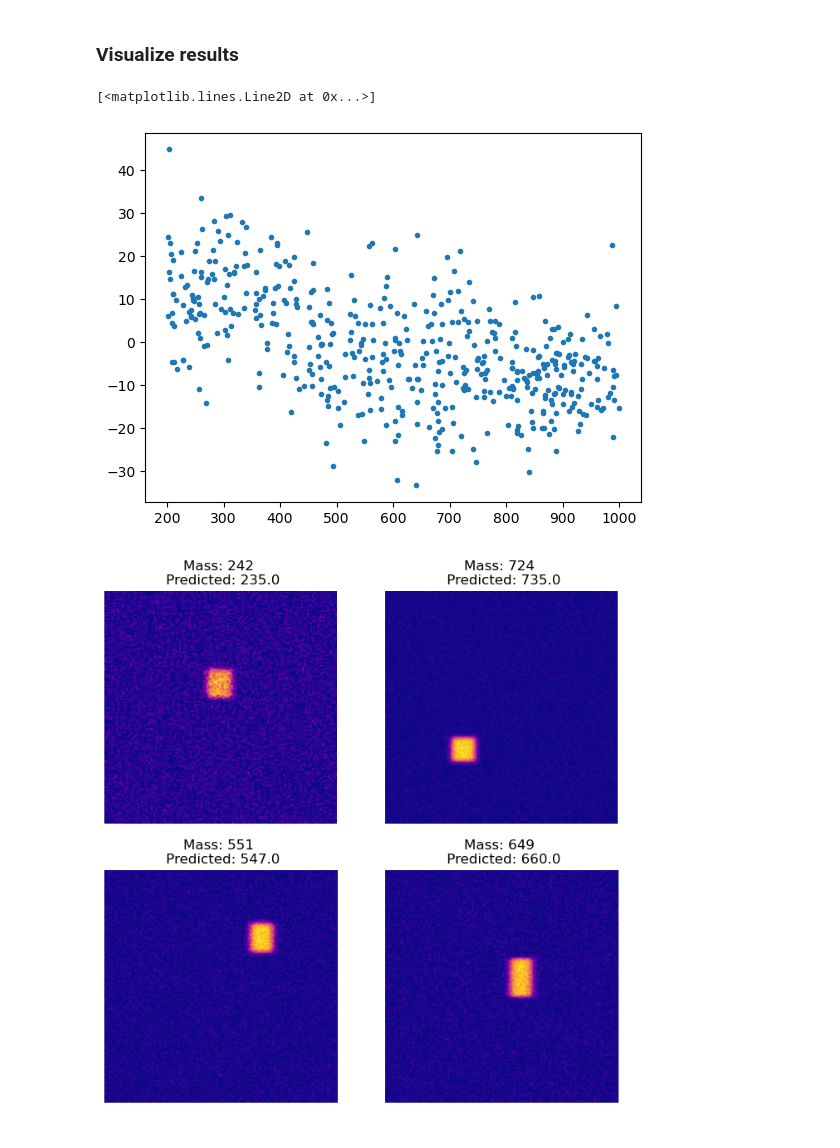
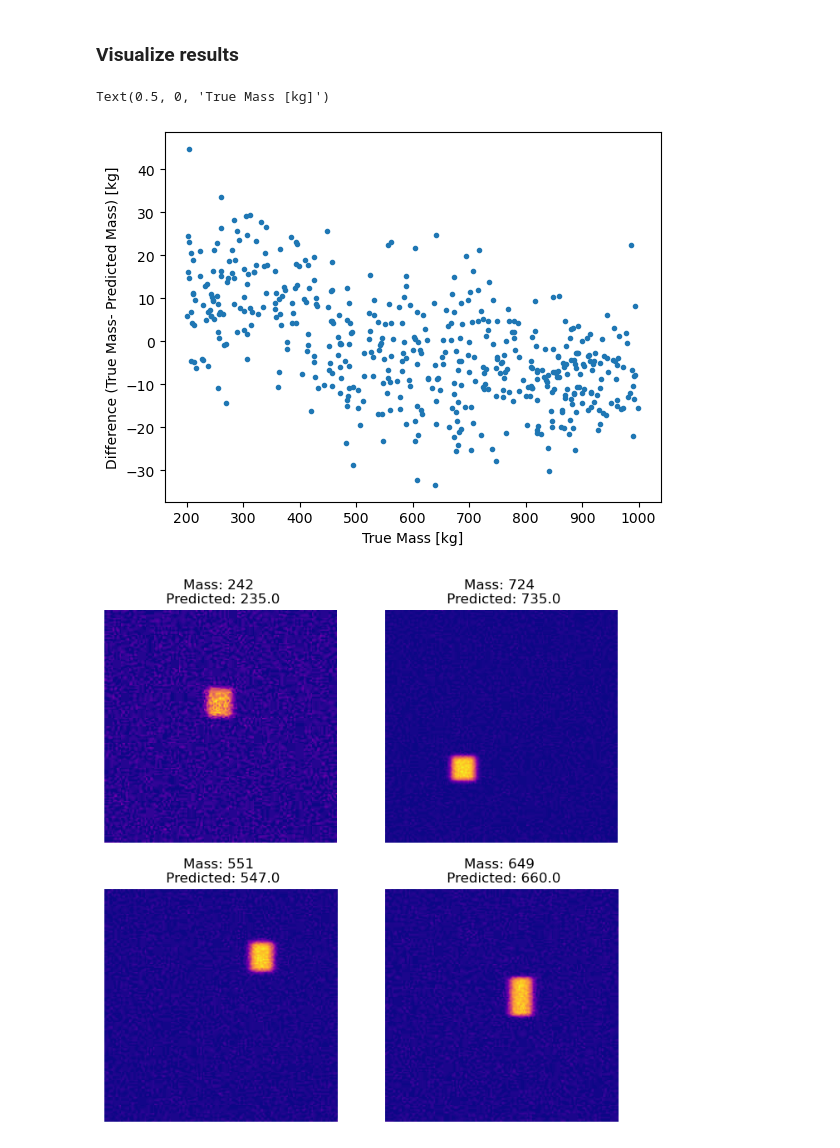
Before and after one commit to Neliz/ImageRegression, a Jupyter notebook: ImageRegression.ipynb, the cells around one changed output. Saved outputs shown, nothing was run; the diff lists cells and outputs as text; code cells hidden in the pictures.

```diff
--- a/ImageRegression.ipynb
+++ b/ImageRegression.ipynb
@@ -108,7 +104,15 @@ Epoch 11/40, Duration: 13.116357803344727, Loss: 168670.1562, Validation Loss: 1
 # %% [markdown]
 # Test Model
 # %%
-model = torch.load('outputs/model/model_0.001.pt')
+import torch
+import torchvision
+import torchvision.transforms as transforms
+from dataset import CustomImageDataset
+import pandas as pd
+import matplotlib.pyplot as plt
+import numpy as np
+
+model = torch.load(filename)
 
 transform = transforms.Compose([
     transforms.Grayscale(num_output_channels=3),
@@ -140,11 +144,13 @@ print(f'RMSE: {np.mean(diff**2)**.5}')
 RMSE: 12.632347488820296
 # %% [markdown]
 ### Visualize results
-# %%
-plt.plot(df.mass,diff,'.')
-# %% [output]
-[<matplotlib.lines.Line2D at 0x...>]
-[figure, removed]
+# %%
+plt.plot(df.mass,diff,'.')
+plt.ylabel('Difference (True Mass- Predicted Mass) [kg]')
+plt.xlabel('True Mass [kg]')
+# %% [output]
+Text(0.5, 0, 'True Mass [kg]')
+[figure, added]
 # %%
 figure = plt.figure(figsize=(8, 8))
 cols, rows = 2, 2
```
Also changed, not shown: parts of 1 cell of this notebook.
